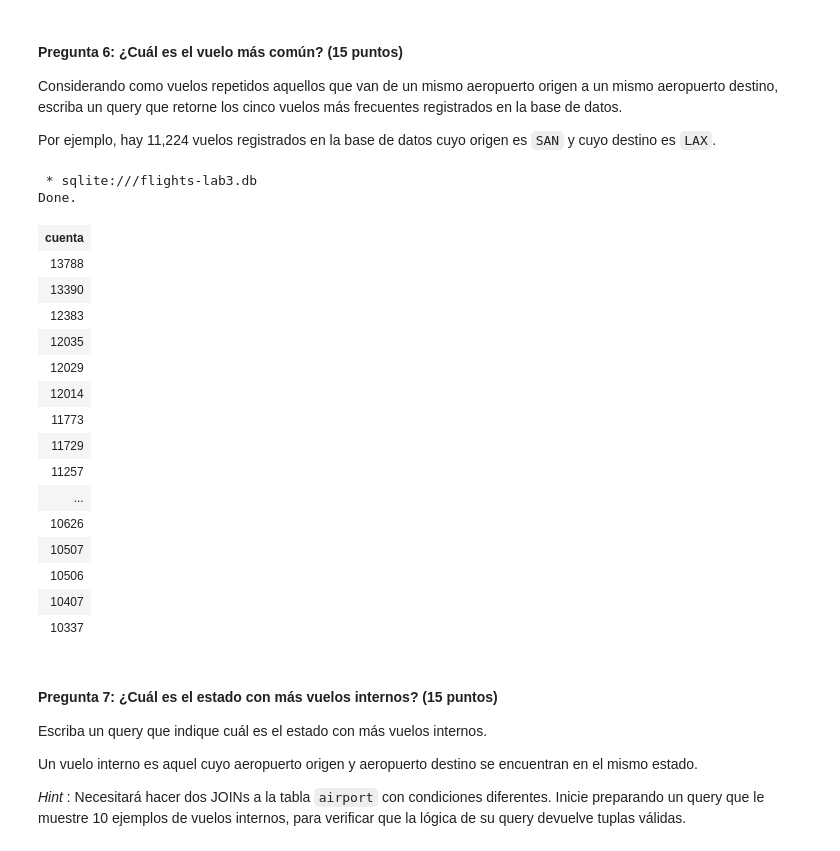
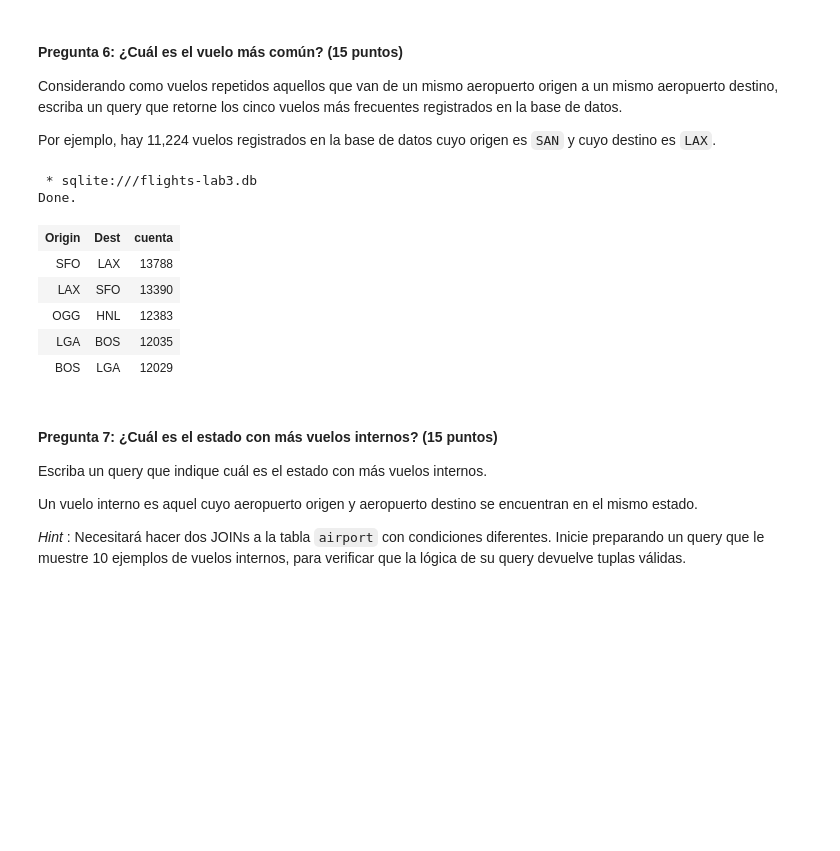
Before and after one commit to davisalvarez/LAB03-DB, a Jupyter notebook: Lab 03 - SQL parte II-15842.ipynb, the cells around one changed output. Saved outputs shown, nothing was run; the diff lists cells and outputs as text; code cells hidden in the pictures; blank space fills up the shorter version.

```diff
--- a/Lab 03 - SQL parte II-15842.ipynb
+++ b/Lab 03 - SQL parte II-15842.ipynb
@@ -227,29 +227,20 @@ Considerando como vuelos repetidos aquellos que van de un mismo aeropuerto orige
 
 Por ejemplo, hay 11,224 vuelos registrados en la base de datos cuyo origen es `SAN` y cuyo destino es `LAX`.
 # %%
-%%sql SELECT count(*) as cuenta
+%%sql SELECT origin, dest, COUNT(FlightNum) AS cuenta
         FROM ontime
-        GROUP BY origin, dest ORDER BY cuenta DESC
-        limit 20
+        GROUP BY origin, dest
+        ORDER BY cuenta DESC
+        LIMIT 5
 # %% [output]
  * sqlite:///flights-lab3.db
 Done.
-| cuenta |
-| 13788 |
-| 13390 |
-| 12383 |
-| 12035 |
-| 12029 |
-| 12014 |
-| 11773 |
-| 11729 |
-| 11257 |
-| ... |
-| 10626 |
-| 10507 |
-| 10506 |
-| 10407 |
-| 10337 |
+| Origin | Dest | cuenta |
+| SFO | LAX | 13788 |
+| LAX | SFO | 13390 |
+| OGG | HNL | 12383 |
+| LGA | BOS | 12035 |
+| BOS | LGA | 12029 |
 # %% [markdown]
 #### Pregunta 7: ¿Cuál es el estado con más vuelos internos? (15 puntos)
 
```
Also changed, not shown: parts of 7 cells of this notebook.
